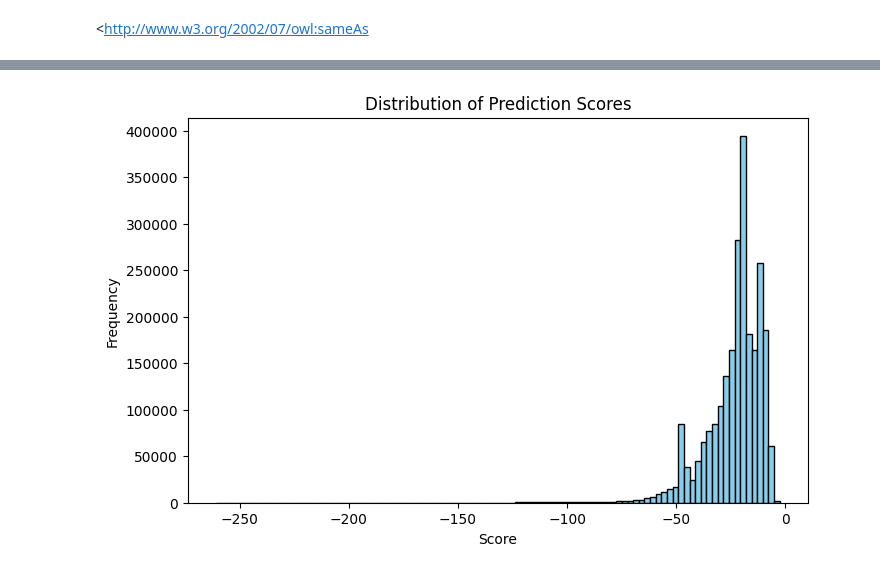
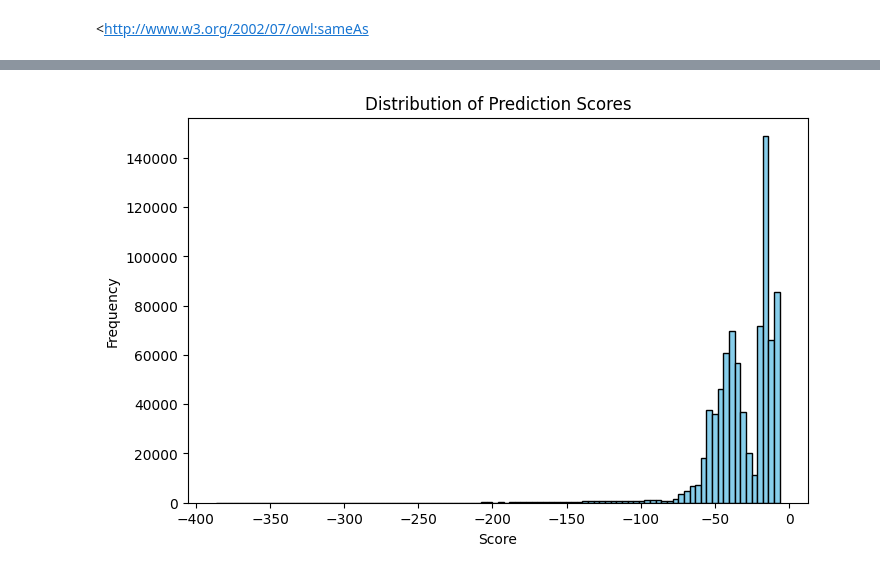
Before and after one commit to Timszy/entity-deduplication-hack-main, a Jupyter notebook: Run_InductiveNP.ipynb, the cells around one changed output, grey strips where cells are left out. Saved outputs shown, nothing was run; the diff lists cells and outputs as text; code cells hidden in the pictures.

```diff
--- a/Run_InductiveNP.ipynb
+++ b/Run_InductiveNP.ipynb
@@ -242,7 +362,7 @@ def get_base(label):
         return base
     return None
 
-df['head_base'] = df['head_label'].apply(get_base)
-df['tail_base'] = df['tail_label'].apply(get_base)
-df_filtered = df[df['head_base'] == df['tail_base']].drop(columns=['head_base', 'tail_base'])
+df_sorted['head_base'] = df_sorted['head_label'].apply(get_base)
+df_sorted['tail_base'] = df_sorted['tail_label'].apply(get_base)
+df_filtered = df_sorted[df_sorted['head_base'] == df_sorted['tail_base']].drop(columns=['head_base', 'tail_base'])
 # %%
@@ -261,14 +389,14 @@ filtered_scores.to_csv("predicted_sameas_sorted.csv", index=False)
 # %%
 import matplotlib.pyplot as plt
 
 plt.figure(figsize=(8, 5))
-plt.hist(df['score'], bins=100, color='skyblue', edgecolor='black')
+plt.hist(df_sorted['score'], bins=100, color='skyblue', edgecolor='black')
 plt.xlabel('Score')
 plt.ylabel('Frequency')
 plt.title('Distribution of Prediction Scores')
 plt.show()
 # %% [output]
-[figure, old version]
+[figure, new version]
 # %%
 result = test_evaluator.evaluate(
     model=model,
```
Also changed, not shown: parts of 17 cells of this notebook.
